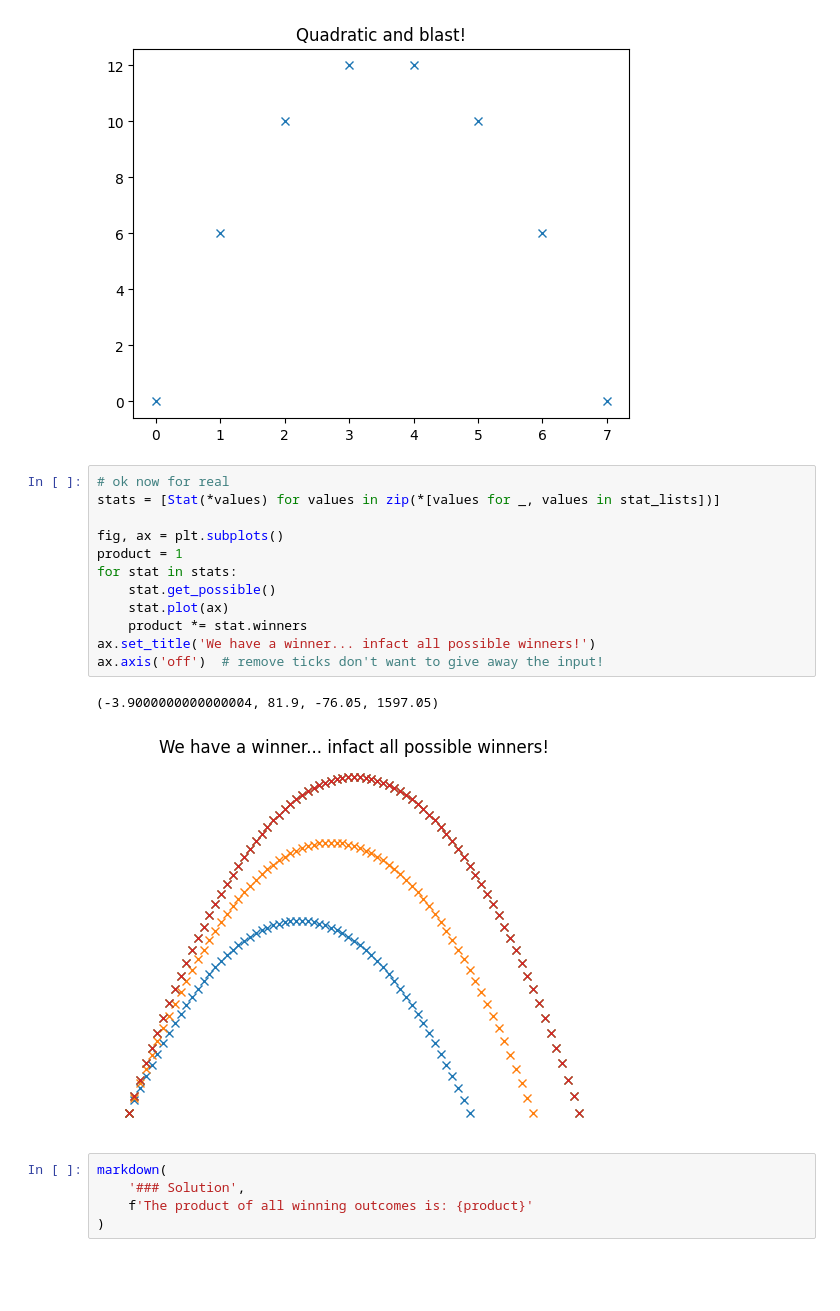
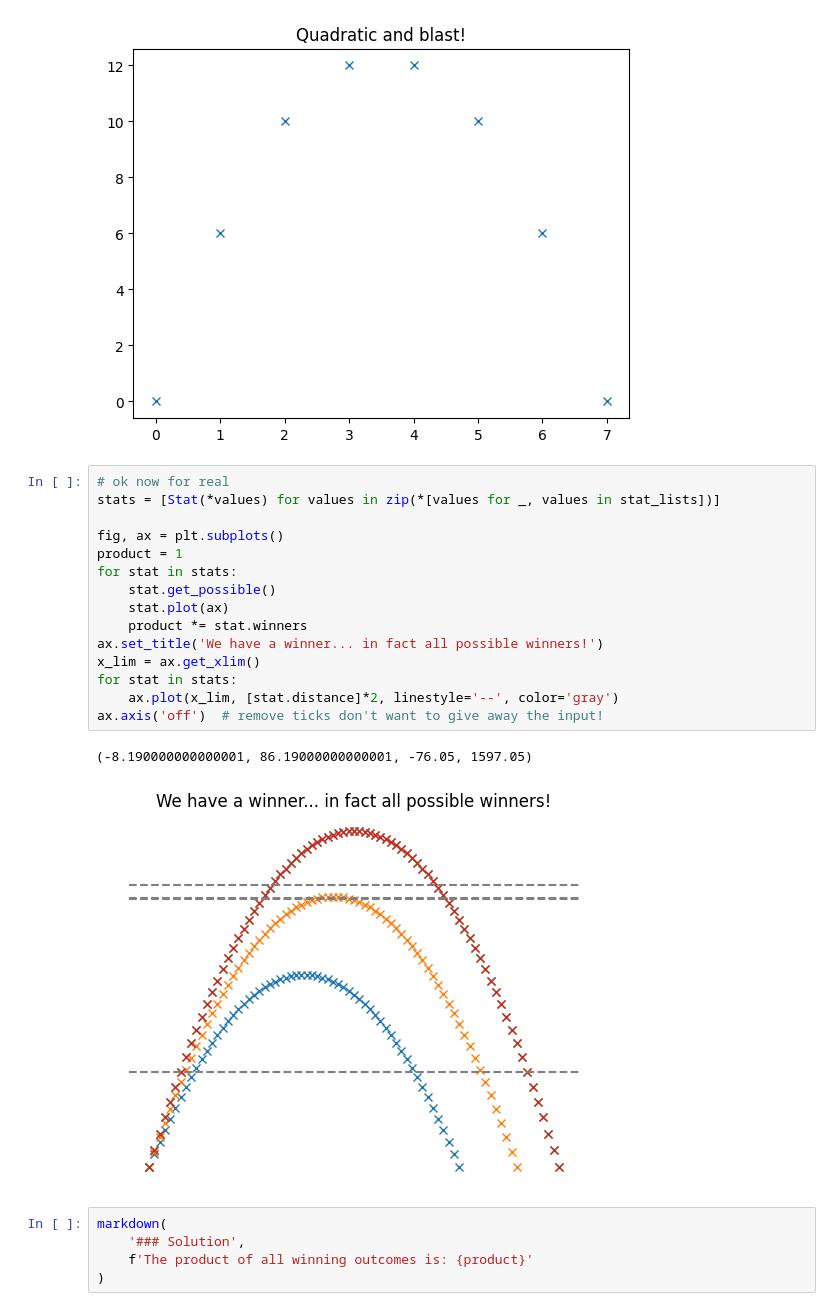
Before and after one commit to nouseforkeys/advent-of-code-23, a Jupyter notebook: day_6.ipynb, the cells around one changed output. Cells and saved outputs as stored; diff of their text form; blank space fills up the shorter version.

```diff
--- a/day_6.ipynb
+++ b/day_6.ipynb
@@ -63,18 +63,21 @@ Text(0.5, 1.0, 'Quadratic and blast!')
 # %%
 # ok now for real
 stats = [Stat(*values) for values in zip(*[values for _, values in stat_lists])]
 
 fig, ax = plt.subplots()
 product = 1
 for stat in stats:
     stat.get_possible()
     stat.plot(ax)
     product *= stat.winners
-ax.set_title('We have a winner... infact all possible winners!')
+ax.set_title('We have a winner... in fact all possible winners!')
+x_lim = ax.get_xlim()
+for stat in stats:
+    ax.plot(x_lim, [stat.distance]*2, linestyle='--', color='gray')
 ax.axis('off')  # remove ticks don't want to give away the input!
 # %% [output]
-(-3.9000000000000004, 81.9, -76.05, 1597.05)
+(-8.190000000000001, 86.19000000000001, -76.05, 1597.05)
-[figure, old version]
+[figure, new version]
 # %%
 markdown(
     '### Solution',
```
Also changed, not shown: parts of 8 cells of this notebook.
